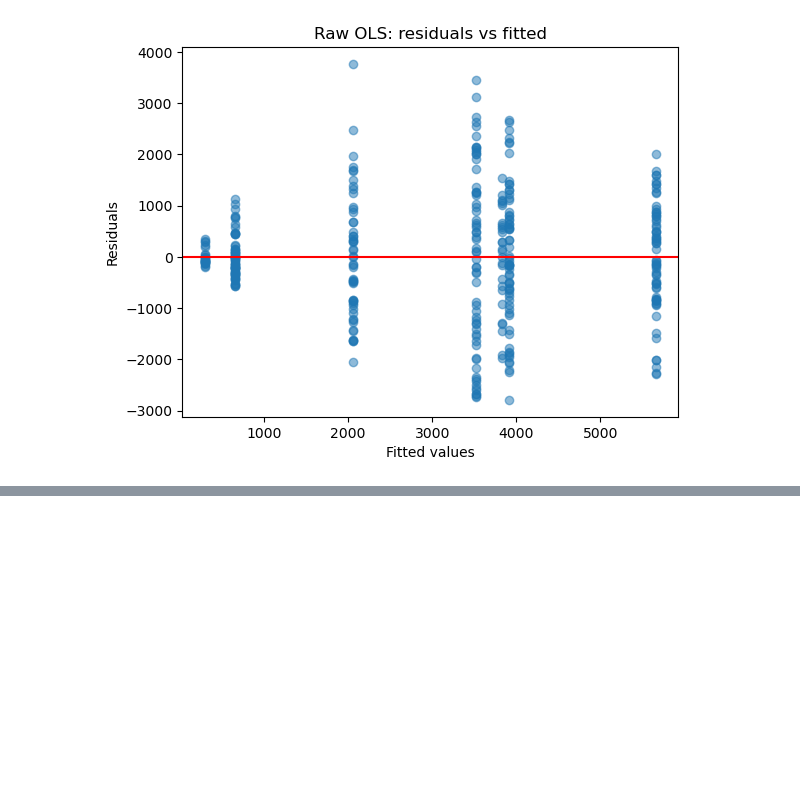
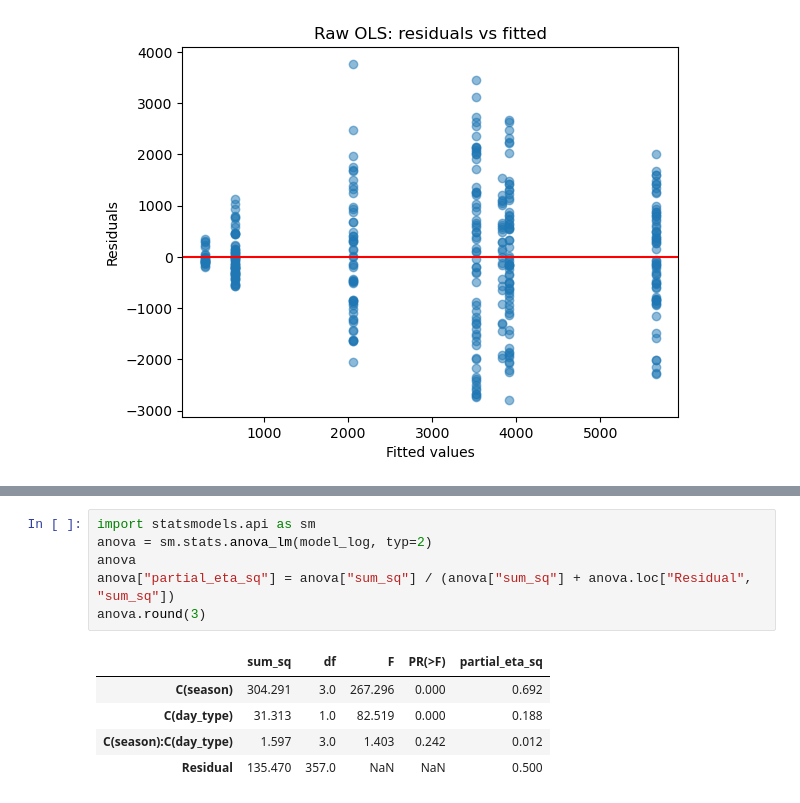
Before and after one commit to SeherYldz/StatisticsProject, a Jupyter notebook: modelling.ipynb, the cells around one changed output, grey strips where cells are left out. Drawn from its saved outputs; the diff is of its cells as text; blank space fills up the shorter version.

```diff
--- a/modelling.ipynb
+++ b/modelling.ipynb
@@ -39,0 +72,12 @@ plt.show()
+# %%
+import statsmodels.api as sm
+anova = sm.stats.anova_lm(model_log, typ=2)
+anova
+anova["partial_eta_sq"] = anova["sum_sq"] / (anova["sum_sq"] + anova.loc["Residual", "sum_sq"])
+anova.round(3)
+# %% [output]
+|  | sum_sq | df | F | PR(>F) | partial_eta_sq |
+| C(season) | 304.291 | 3.0 | 267.296 | 0.000 | 0.692 |
+| C(day_type) | 31.313 | 1.0 | 82.519 | 0.000 | 0.188 |
+| C(season):C(day_type) | 1.597 | 3.0 | 1.403 | 0.242 | 0.012 |
+| Residual | 135.470 | 357.0 | NaN | NaN | 0.500 |
```
Also changed, not shown: parts of 8 cells of this notebook, 35 other files.
